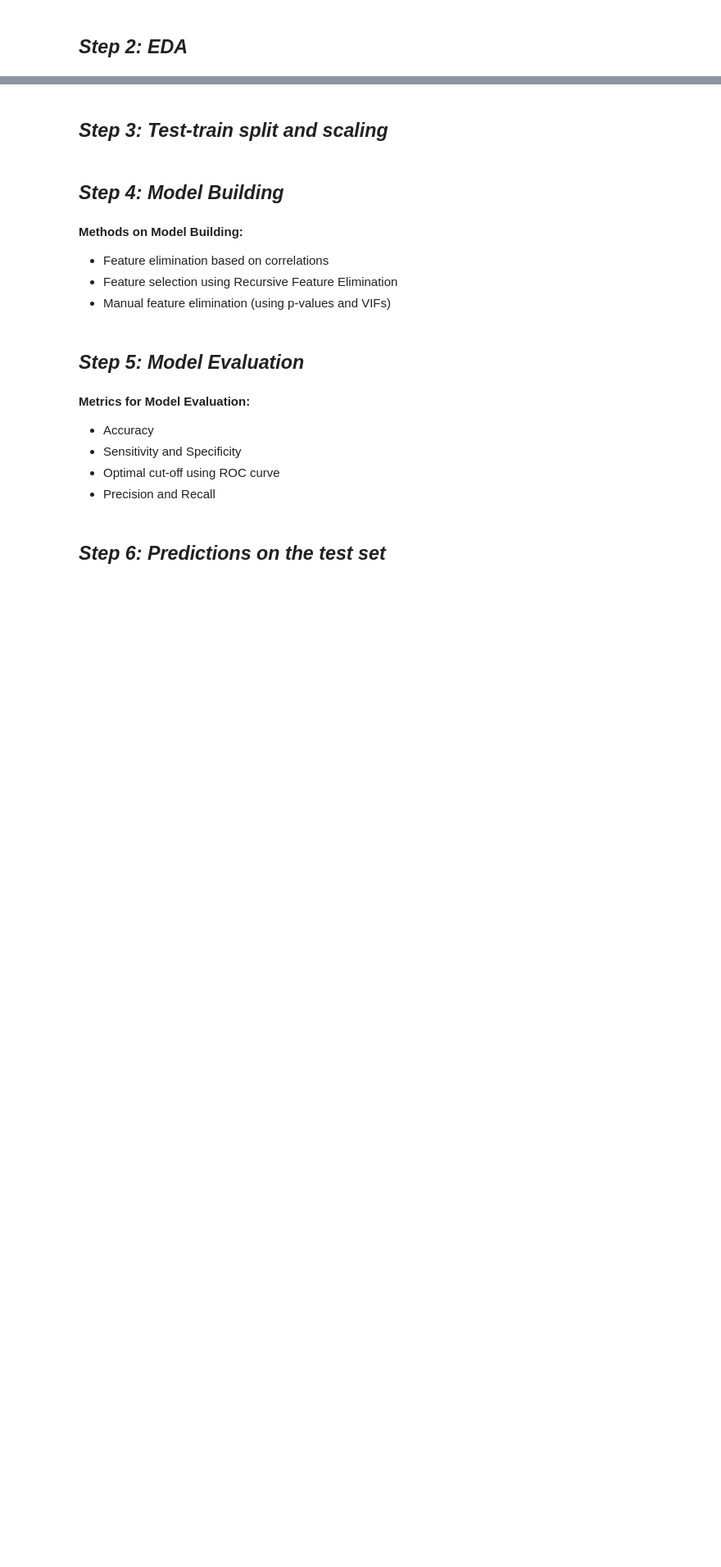
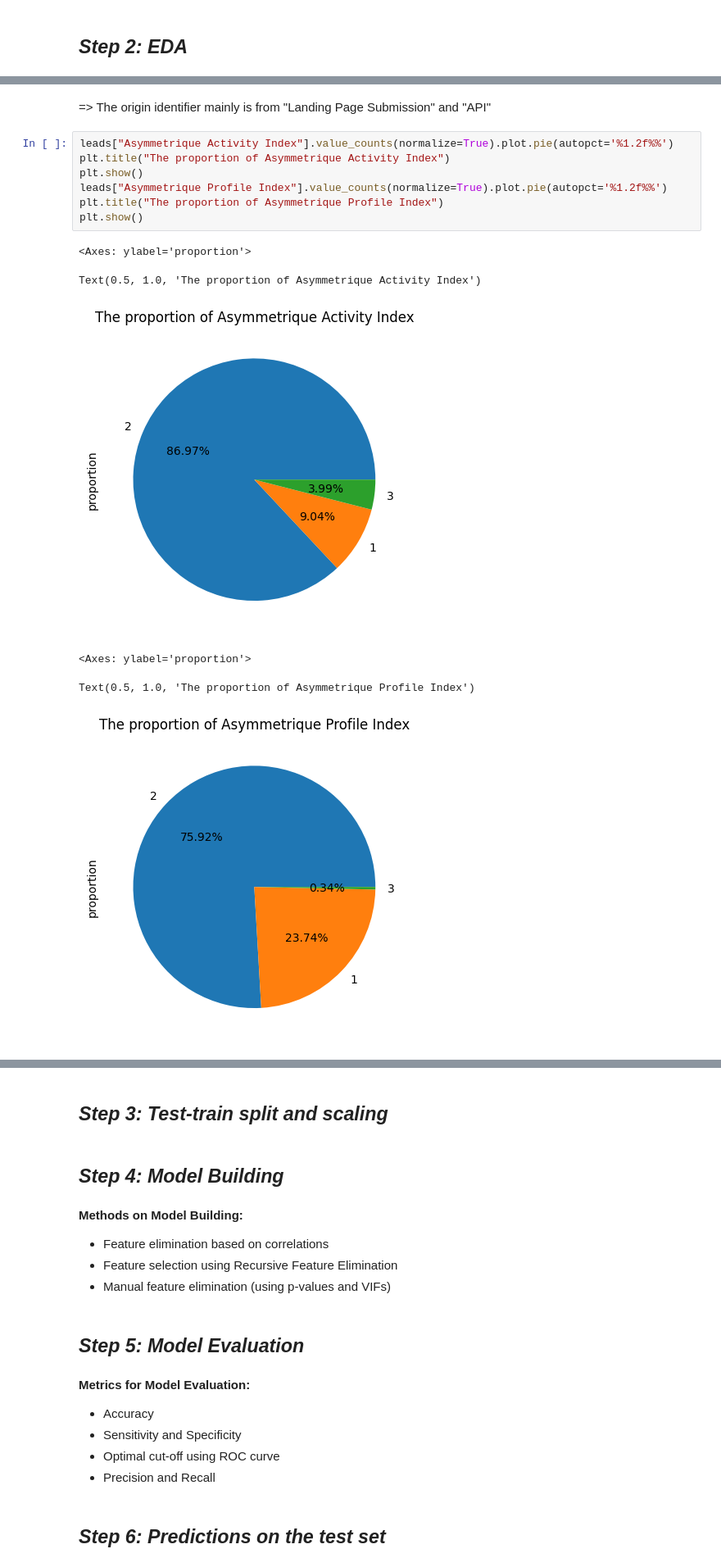
Before and after one commit to lido010209/machine-learning, a Jupyter notebook: Lead Scoring Analysis/1-data_processing.iPynb, the cells around one changed output, grey strips where cells are left out. Shown at 82% size. Cells and saved outputs as stored; diff of their text form; blank space fills up the shorter version.

```diff
--- a/Lead Scoring Analysis/1-data_processing.iPynb
+++ b/Lead Scoring Analysis/1-data_processing.iPynb
@@ -54,0 +624,16 @@ memory usage: 2.6+ MB
+# %% [markdown]
+=> The origin identifier mainly is from "Landing Page Submission" and "API"
+# %%
+leads["Asymmetrique Activity Index"].value_counts(normalize=True).plot.pie(autopct='%1.2f%%')
+plt.title("The proportion of Asymmetrique Activity Index")
+plt.show()
+leads["Asymmetrique Profile Index"].value_counts(normalize=True).plot.pie(autopct='%1.2f%%')
+plt.title("The proportion of Asymmetrique Profile Index")
+plt.show()
+# %% [output]
+<Axes: ylabel='proportion'>
+Text(0.5, 1.0, 'The proportion of Asymmetrique Activity Index')
+[figure, added]
+<Axes: ylabel='proportion'>
+Text(0.5, 1.0, 'The proportion of Asymmetrique Profile Index')
+[figure, added]
```
Also changed, not shown: parts of 78 cells of this notebook, 12 other files.
